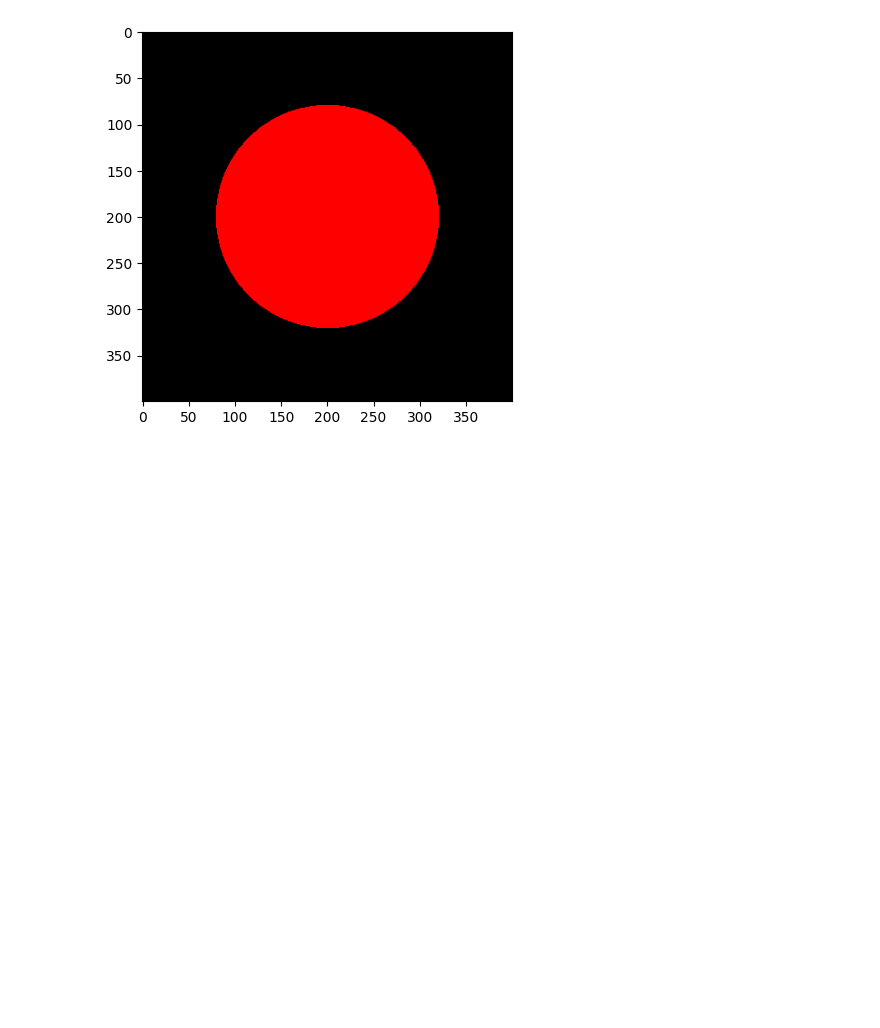
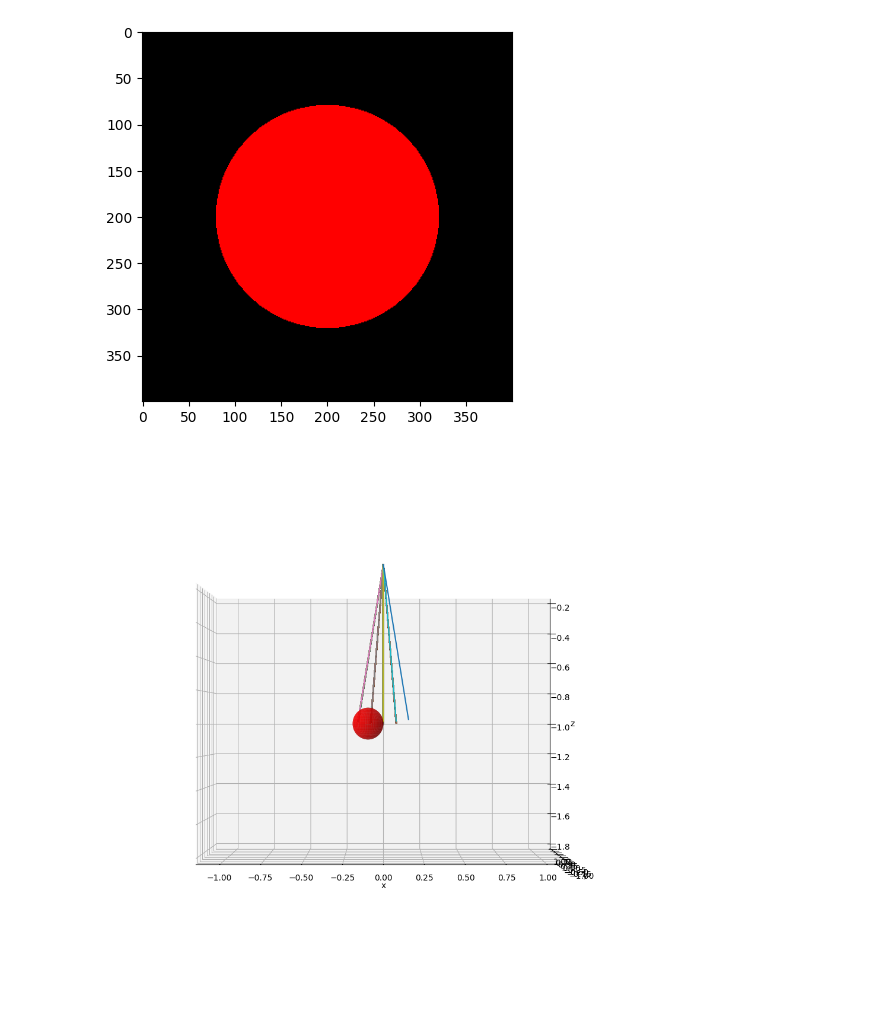
Before and after one commit to zcemycl/mlreading-hub, a Jupyter notebook: notes/cv/nerf/part2-camera-rendering.ipynb, the cells around one changed output. Saved outputs shown, nothing was run; the diff lists cells and outputs as text; code cells hidden in the pictures; blank space fills up the shorter version.

```diff
--- a/notes/cv/nerf/part2-camera-rendering.ipynb
+++ b/notes/cv/nerf/part2-camera-rendering.ipynb
@@ -235,7 +235,7 @@ class Sphere():
         ax.set_xlabel('x')
         ax.set_ylabel('y')
         ax.set_zlabel('z')
-        ax.view_init(0, 90)
+        ax.view_init(0, 270)
 #         ax.set_box_aspect((np.ptp(x), np.ptp(y), np.ptp(z)))
 #         ax.set_box_aspect(aspect = (1,1,1))
         ax.auto_scale_xyz([-1,1], [-1,1], [-1.8,-.2])
@@ -259,3 +257,11 @@ plt.imshow(img)
 plt.show()
 # %% [output]
 [figure]
+# %%
+s1 = Sphere(np.array([-.1,0.,-1.]),
+          .1,
+          np.array([1.,0.,0.]))
+c1 = s1.intersect(rays_o, rays_d)
+s1.locate(o=rays_o, d=rays_d)
+# %% [output]
+[figure, added]
```
Also changed, not shown: parts of 4 cells of this notebook, 1 other file.
